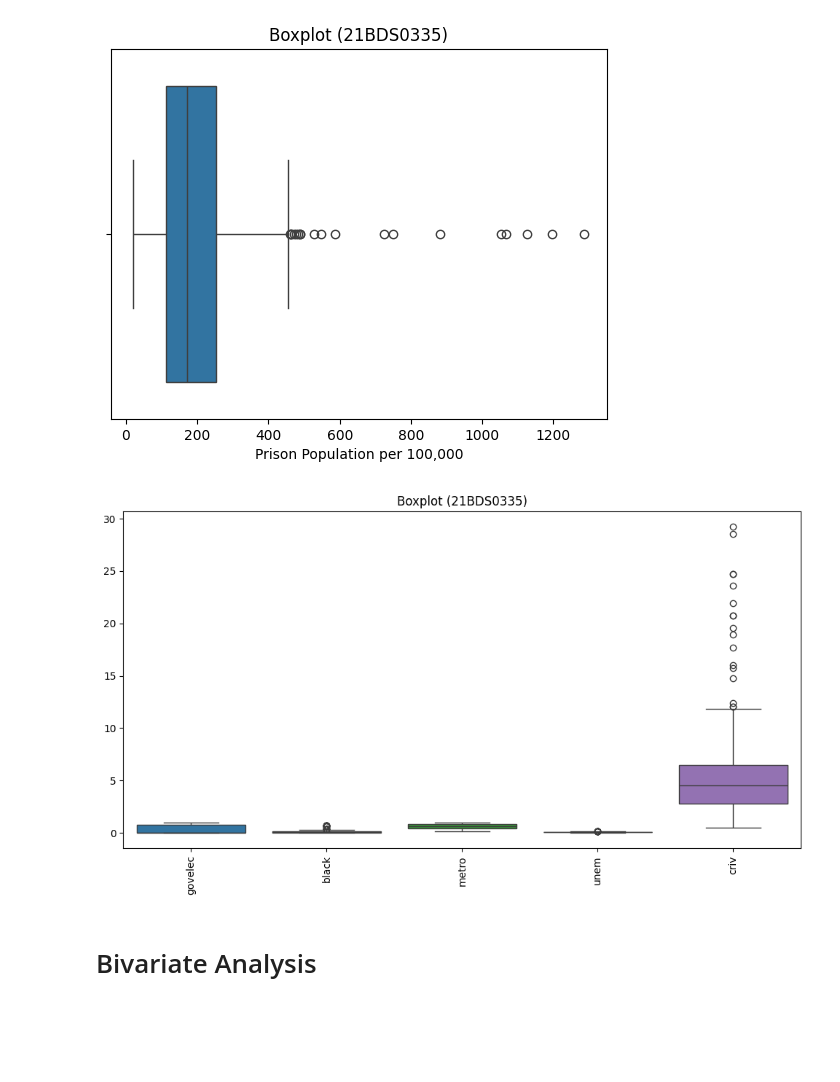
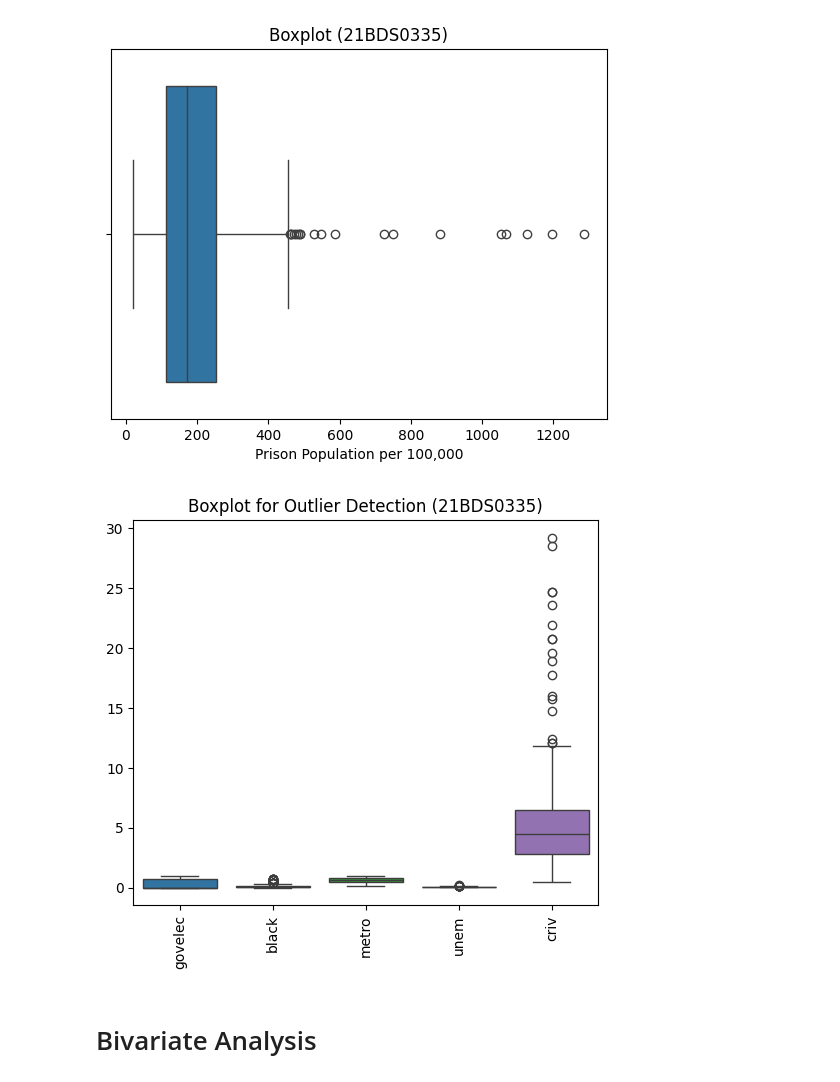
Before and after one commit to Ashish-Aaran/EDA, a Jupyter notebook: 21BDS0335.ipynb, the cells around one changed output. Drawn from its saved outputs; the diff is of its cells as text; code cells hidden in the pictures; blank space fills up the shorter version.

```diff
--- a/21BDS0335.ipynb
+++ b/21BDS0335.ipynb
@@ -440,13 +450,12 @@ plt.show()
 # %% [output]
 [figure]
 # %%
-#Boxplot
-plt.figure(figsize=(12,6))
+plt.figure(figsize=(6,5))
 sns.boxplot(data=ashish_david_df[ashish_david_cols])
 plt.xticks(rotation=90)
-plt.title("Boxplot (21BDS0335)")
+plt.title("Boxplot for Outlier Detection (21BDS0335)")
 plt.show()
 # %% [output]
-[figure, old version]
+[figure, new version]
 # %% [markdown]
 # Bivariate Analysis
```
Also changed, not shown: parts of 14 cells of this notebook.
